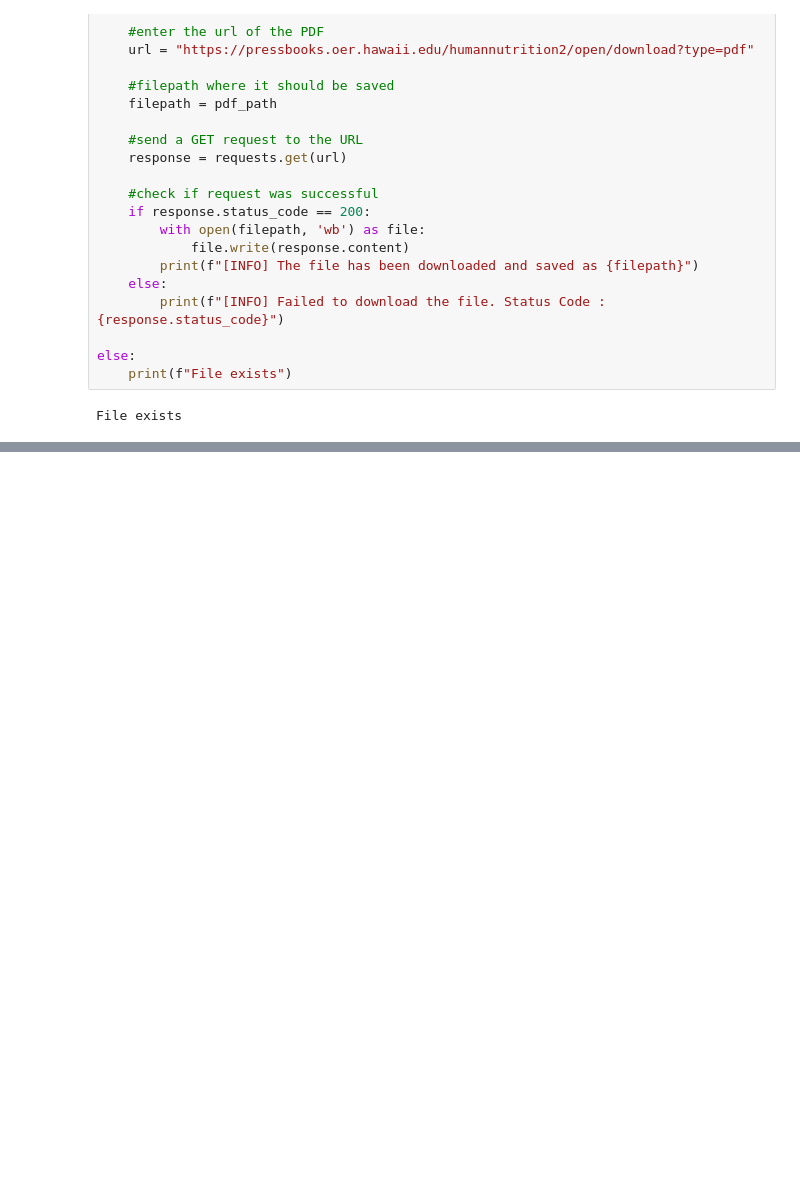
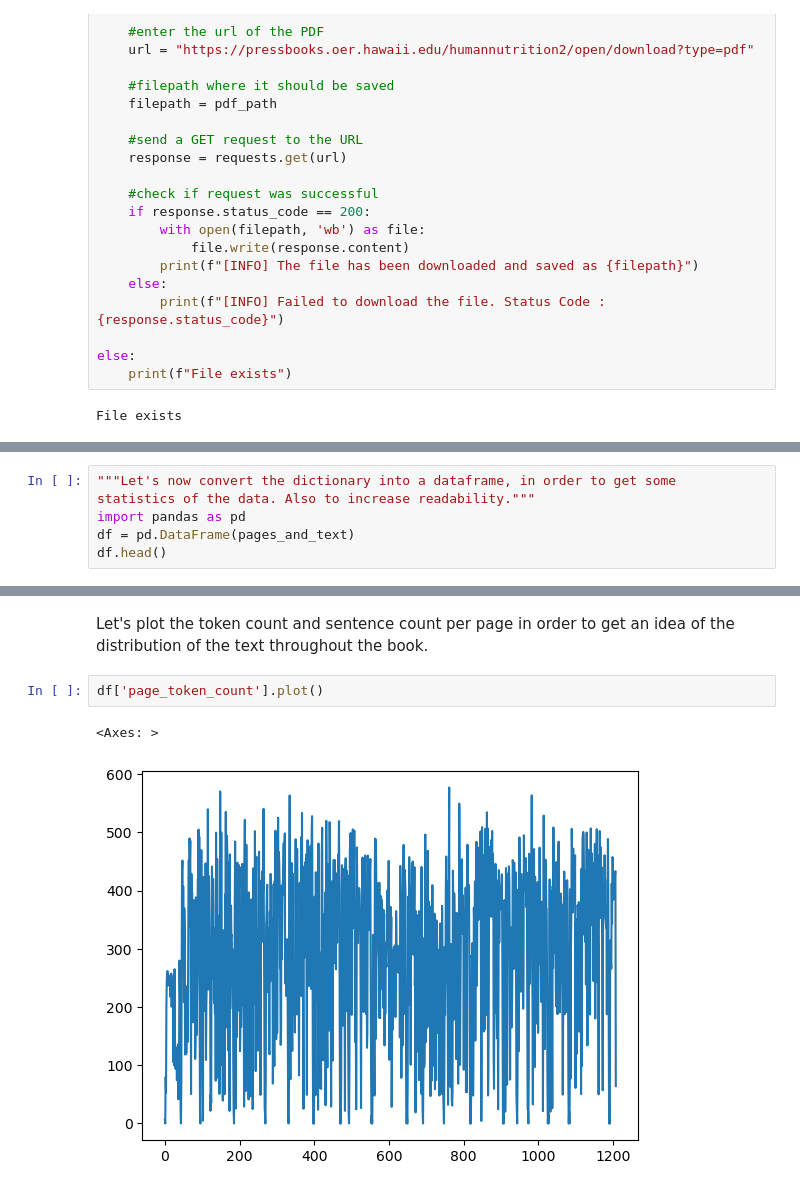
Before and after one commit to psycoplankton/RAG-from-scratch, a Jupyter notebook: rag.ipynb, the cells around one changed output, grey strips where cells are left out. Saved outputs shown, nothing was run; the diff lists cells and outputs as text; blank space fills up the shorter version.

Commit message:
text preprocessing

```diff
--- a/rag.ipynb
+++ b/rag.ipynb
@@ -75,0 +175,6 @@ File exists
+# %%
+"""Let's now convert the dictionary into a dataframe, in order to get some
+statistics of the data. Also to increase readability."""
+import pandas as pd
+df = pd.DataFrame(pages_and_text)
+df.head()
@@ -75,0 +200,7 @@ File exists
+# %% [markdown]
+Let's plot the token count and sentence count per page in order to get an idea of the distribution of the text throughout the book.
+# %%
+df['page_token_count'].plot()
+# %% [output]
+<Axes: >
+[figure, added]
```
Also changed, not shown: parts of 20 cells of this notebook.
